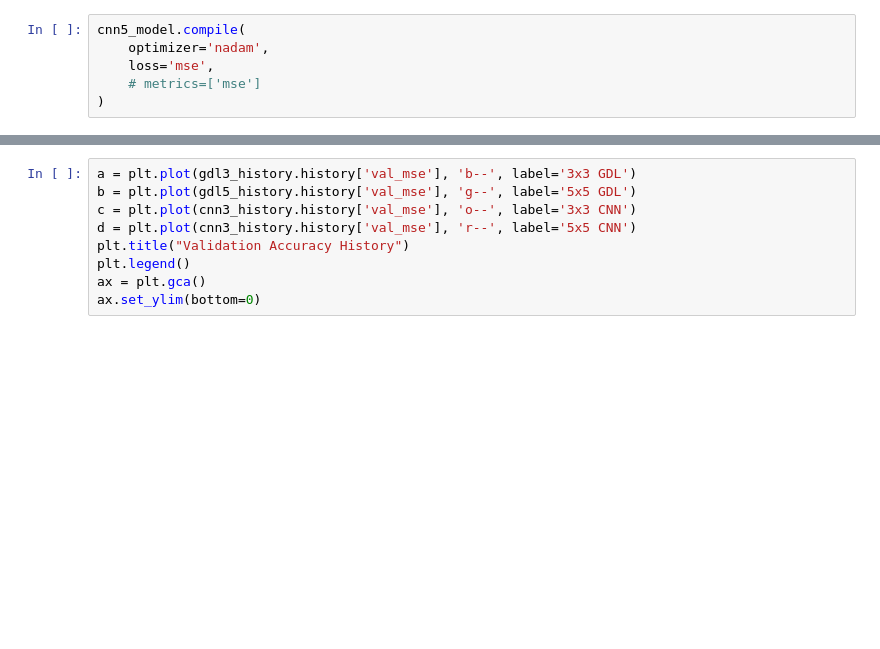
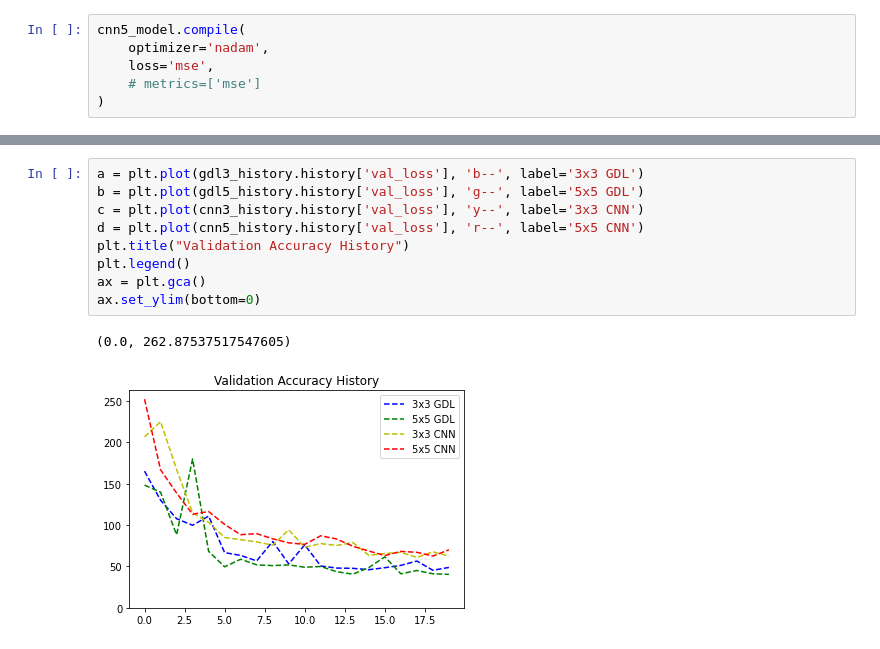
Before and after one commit to zyjux/gdl-storm-mode, a Jupyter notebook: notebooks/rot_inv_CNN_3v5_filters.ipynb, the cells around one changed output, grey strips where cells are left out. Saved outputs shown, nothing was run; the diff lists cells and outputs as text; blank space fills up the shorter version.

```diff
--- a/notebooks/rot_inv_CNN_3v5_filters.ipynb
+++ b/notebooks/rot_inv_CNN_3v5_filters.ipynb
@@ -291,12 +425,15 @@ ax.set_ylim(bottom=0)
 # %%
-a = plt.plot(gdl3_history.history['val_mse'], 'b--', label='3x3 GDL')
-b = plt.plot(gdl5_history.history['val_mse'], 'g--', label='5x5 GDL')
-c = plt.plot(cnn3_history.history['val_mse'], 'o--', label='3x3 CNN')
-d = plt.plot(cnn3_history.history['val_mse'], 'r--', label='5x5 CNN')
+a = plt.plot(gdl3_history.history['val_loss'], 'b--', label='3x3 GDL')
+b = plt.plot(gdl5_history.history['val_loss'], 'g--', label='5x5 GDL')
+c = plt.plot(cnn3_history.history['val_loss'], 'y--', label='3x3 CNN')
+d = plt.plot(cnn5_history.history['val_loss'], 'r--', label='5x5 CNN')
 plt.title("Validation Accuracy History")
 plt.legend()
 ax = plt.gca()
 ax.set_ylim(bottom=0)
+# %% [output]
+(0.0, 262.87537517547605)
+[figure, added]
 # %%
 gdl3_model.evaluate(input_test_norm, output_test)
 gdl5_model.evaluate(input_test_norm, output_test)
```
Also changed, not shown: parts of 15 cells of this notebook.
